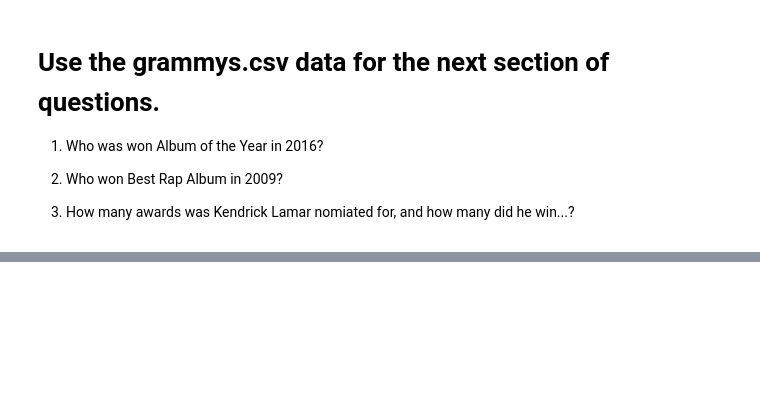
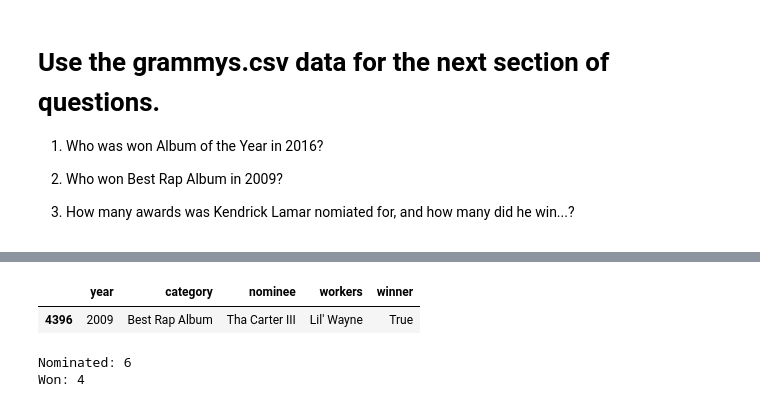
Before and after one commit to konstantinNovichenko/CTP-Data-Science-Fall-2020, a Jupyter notebook: Week1-Pandas/Exercise.ipynb, the cells around one changed output, grey strips where cells are left out. Drawn from its saved outputs; the diff is of its cells as text; code cells hidden in the pictures; blank space fills up the shorter version.

```diff
--- a/Week1-Pandas/Exercise.ipynb
+++ b/Week1-Pandas/Exercise.ipynb
@@ -281,4 +289,18 @@ joined_df.to_csv('data/joined.csv', index=False)
 # %%
 # 2. Who won Best Rap Album in 2009?
+c1 = df_grammys['year'] == 2009
+c2 = df_grammys['winner'] == 1
+c3 = df_grammys['category'] == "Best Rap Album"
+df_grammys[(c1 & c2 & c3)]
+# %% [output]
+|  | year | category | nominee | workers | winner |
+| 4396 | 2009 | Best Rap Album | Tha Carter III | Lil' Wayne | True |
 # %%
 # 3. How many awards was Kendrick Lamar nomiated for, and how many did he win...?
+c1 = df_grammys['workers'] == "Kendrick Lamar"
+c2 = df_grammys['winner'] == 1
+print("Nominated: " + str(df_grammys[c1].winner.count()))
+print("Won: " + str(df_grammys[(c1 & c2)].winner.count()))
+# %% [output]
+Nominated: 6
+Won: 4
```
Also changed, not shown: parts of 1 cell of this notebook.
